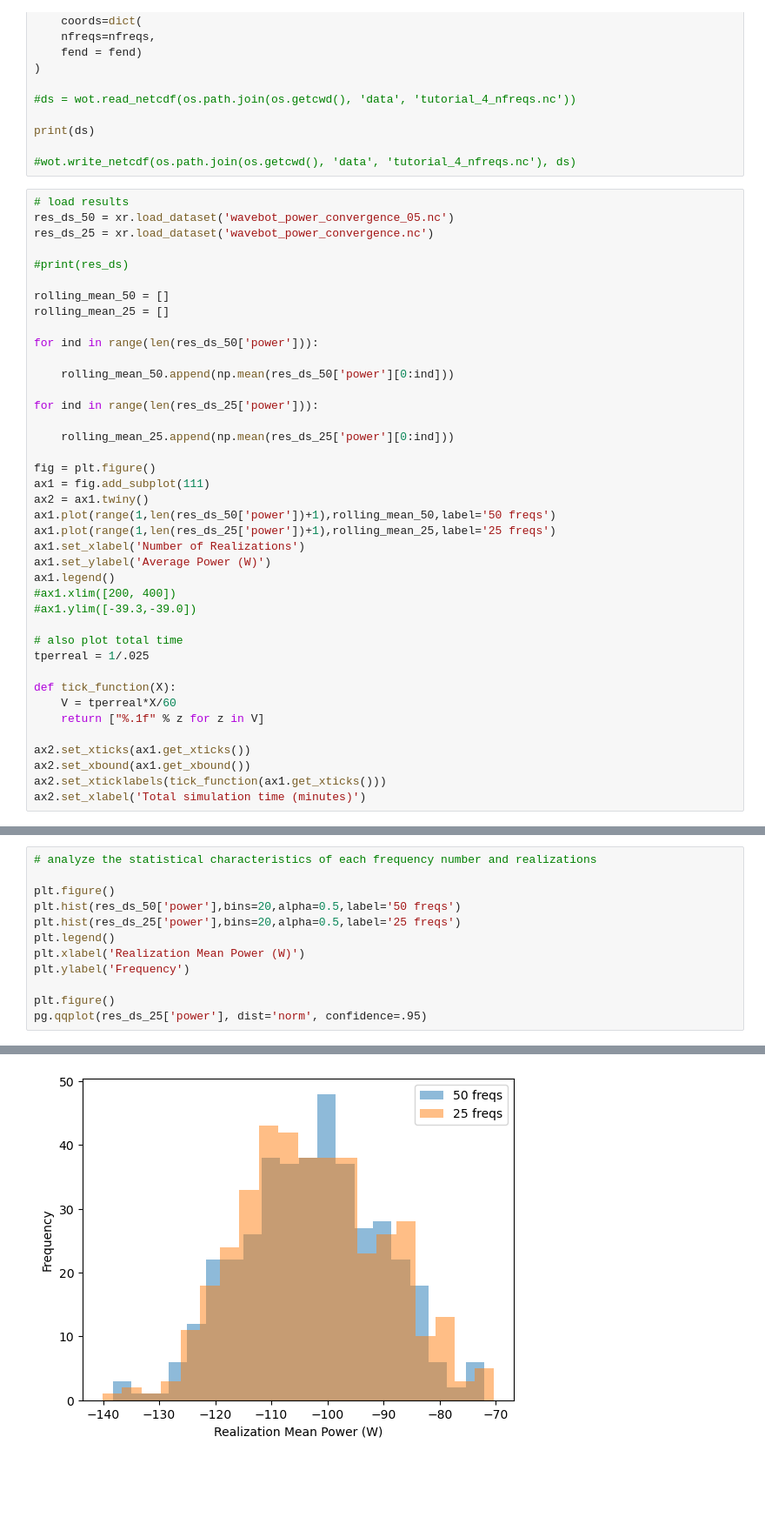
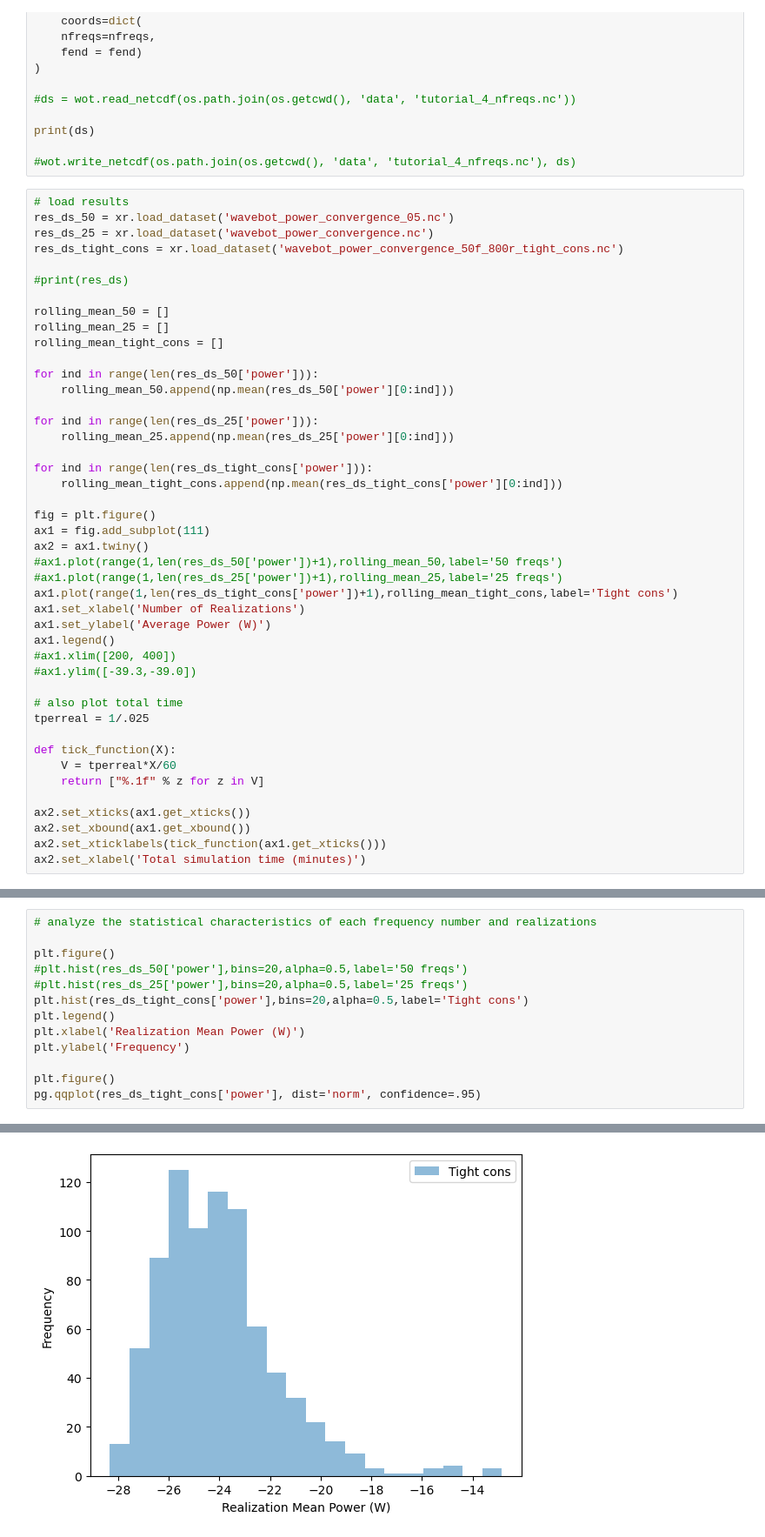
Before and after one commit to jtgrasb/WecOptTool, a Jupyter notebook: examples/analyze_realizations.ipynb, the cells around one changed output, grey strips where cells are left out. Shown at 87% size. Cells and saved outputs as stored; diff of their text form; blank space fills up the shorter version.

```diff
--- a/examples/analyze_realizations.ipynb
+++ b/examples/analyze_realizations.ipynb
@@ -347,25 +461,29 @@ print(ds)
 # load results
 res_ds_50 = xr.load_dataset('wavebot_power_convergence_05.nc')
 res_ds_25 = xr.load_dataset('wavebot_power_convergence.nc')
+res_ds_tight_cons = xr.load_dataset('wavebot_power_convergence_50f_800r_tight_cons.nc')
 
 #print(res_ds)
 
 rolling_mean_50 = []
 rolling_mean_25 = []
+rolling_mean_tight_cons = []
 
 for ind in range(len(res_ds_50['power'])):
-
     rolling_mean_50.append(np.mean(res_ds_50['power'][0:ind]))
 
 for ind in range(len(res_ds_25['power'])):
+    rolling_mean_25.append(np.mean(res_ds_25['power'][0:ind]))
 
-    rolling_mean_25.append(np.mean(res_ds_25['power'][0:ind]))
+for ind in range(len(res_ds_tight_cons['power'])):
+    rolling_mean_tight_cons.append(np.mean(res_ds_tight_cons['power'][0:ind]))
 
 fig = plt.figure()
 ax1 = fig.add_subplot(111)
 ax2 = ax1.twiny()
-ax1.plot(range(1,len(res_ds_50['power'])+1),rolling_mean_50,label='50 freqs')
-ax1.plot(range(1,len(res_ds_25['power'])+1),rolling_mean_25,label='25 freqs')
+#ax1.plot(range(1,len(res_ds_50['power'])+1),rolling_mean_50,label='50 freqs')
+#ax1.plot(range(1,len(res_ds_25['power'])+1),rolling_mean_25,label='25 freqs')
+ax1.plot(range(1,len(res_ds_tight_cons['power'])+1),rolling_mean_tight_cons,label='Tight cons')
 ax1.set_xlabel('Number of Realizations')
 ax1.set_ylabel('Average Power (W)')
 ax1.legend()
@@ -389,15 +507,16 @@ Text(0.5, 0, 'Total simulation time (minutes)')
 # %%
 # analyze the statistical characteristics of each frequency number and realizations
 
 plt.figure()
-plt.hist(res_ds_50['power'],bins=20,alpha=0.5,label='50 freqs')
-plt.hist(res_ds_25['power'],bins=20,alpha=0.5,label='25 freqs')
+#plt.hist(res_ds_50['power'],bins=20,alpha=0.5,label='50 freqs')
+#plt.hist(res_ds_25['power'],bins=20,alpha=0.5,label='25 freqs')
+plt.hist(res_ds_tight_cons['power'],bins=20,alpha=0.5,label='Tight cons')
 plt.legend()
 plt.xlabel('Realization Mean Power (W)')
 plt.ylabel('Frequency')
 
 plt.figure()
-pg.qqplot(res_ds_25['power'], dist='norm', confidence=.95)
+pg.qqplot(res_ds_tight_cons['power'], dist='norm', confidence=.95)
 # %% [output]
 <Axes: xlabel='Theoretical quantiles', ylabel='Ordered quantiles'>
-[figure, old version]
+[figure, new version]
```
Also changed, not shown: parts of 6 cells of this notebook, 3 other files.
